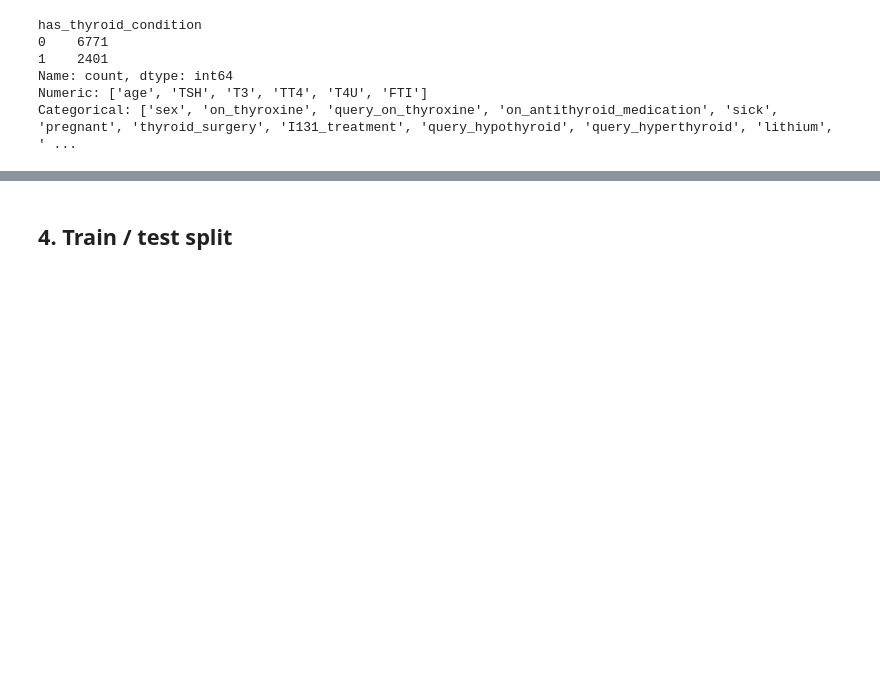
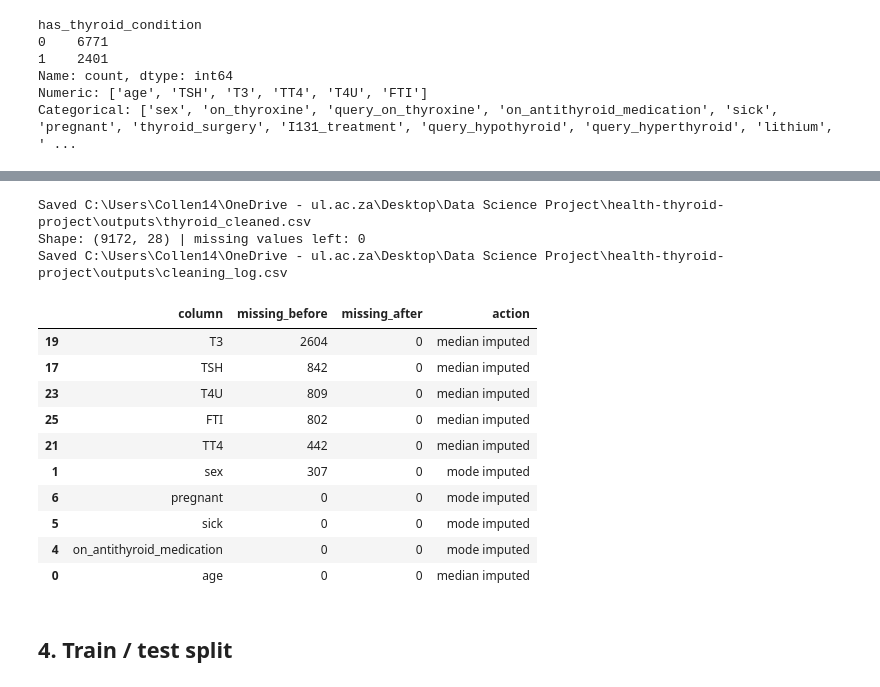
Before and after one commit to Collenthemba/health-thyroid-project, a Jupyter notebook: notebooks/thyroid_starter_pipeline.ipynb, the cells around one changed output, grey strips where cells are left out. Cells and saved outputs as stored; diff of their text form; code cells hidden in the pictures; blank space fills up the shorter version.

Commit message:
Save cleaned thyroid dataset and cleaning log.
Co-authored-by: Cursor <cursoragent@cursor.com>

```diff
--- a/notebooks/thyroid_starter_pipeline.ipynb
+++ b/notebooks/thyroid_starter_pipeline.ipynb
@@ -104,3 +108,54 @@ Categorical: ['sex', 'on_thyroxine', 'query_on_thyroxine', 'on_antithyroid_medic
+# %%
+out_dir = Path("../outputs")
+out_dir.mkdir(parents=True, exist_ok=True)
+
+cleaned = X.copy()
+cleaned["has_thyroid_condition"] = y.values
+
+missing_before = cleaned.isna().sum()
+
+num_imputer = SimpleImputer(strategy="median")
+cat_imputer = SimpleImputer(strategy="most_frequent")
+
+cleaned[numeric_features] = num_imputer.fit_transform(cleaned[numeric_features])
+cleaned[categorical_features] = cat_imputer.fit_transform(cleaned[categorical_features])
+
+cleaned_path = out_dir / "thyroid_cleaned.csv"
+cleaned.to_csv(cleaned_path, index=False)
+
+cleaning_log = pd.DataFrame({
+    "column": cleaned.columns,
+    "missing_before": missing_before.reindex(cleaned.columns).fillna(0).astype(int).values,
+    "missing_after": cleaned.isna().sum().values,
+    "action": [
+        "median imputed" if c in numeric_features
+        else "mode imputed" if c in categorical_features
+        else "target created from class"
+        for c in cleaned.columns
+    ],
+})
+log_path = out_dir / "cleaning_log.csv"
+cleaning_log.to_csv(log_path, index=False)
+
+print(f"Saved {cleaned_path.resolve()}")
+print(f"Shape: {cleaned.shape} | missing values left: {int(cleaned.isna().sum().sum())}")
+print(f"Saved {log_path.resolve()}")
+cleaning_log.sort_values("missing_before", ascending=False).head(10)
+# %% [output]
+Saved C:\Users\Collen14\OneDrive - ul.ac.za\Desktop\Data Science Project\health-thyroid-project\outputs\thyroid_cleaned.csv
+Shape: (9172, 28) | missing values left: 0
+Saved C:\Users\Collen14\OneDrive - ul.ac.za\Desktop\Data Science Project\health-thyroid-project\outputs\cleaning_log.csv
+|  | column | missing_before | missing_after | action |
+| 19 | T3 | 2604 | 0 | median imputed |
+| 17 | TSH | 842 | 0 | median imputed |
+| 23 | T4U | 809 | 0 | median imputed |
+| 25 | FTI | 802 | 0 | median imputed |
+| 21 | TT4 | 442 | 0 | median imputed |
+| 1 | sex | 307 | 0 | mode imputed |
+| 6 | pregnant | 0 | 0 | mode imputed |
+| 5 | sick | 0 | 0 | mode imputed |
+| 4 | on_antithyroid_medication | 0 | 0 | mode imputed |
+| 0 | age | 0 | 0 | median imputed |
 # %% [markdown]
 ## 4. Train / test split
 # %%
```
Also changed, not shown: parts of 2 cells of this notebook, 3 other files.
